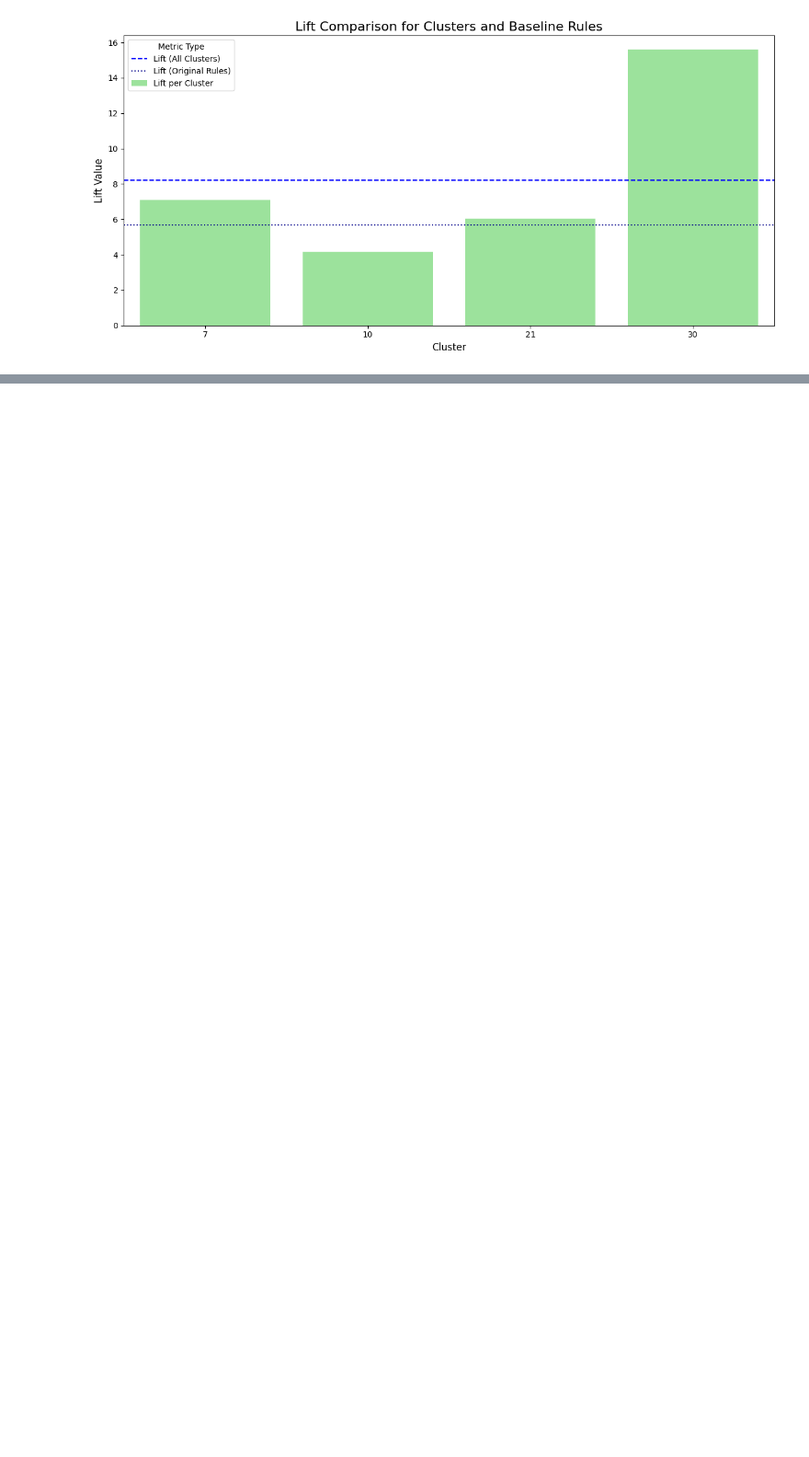
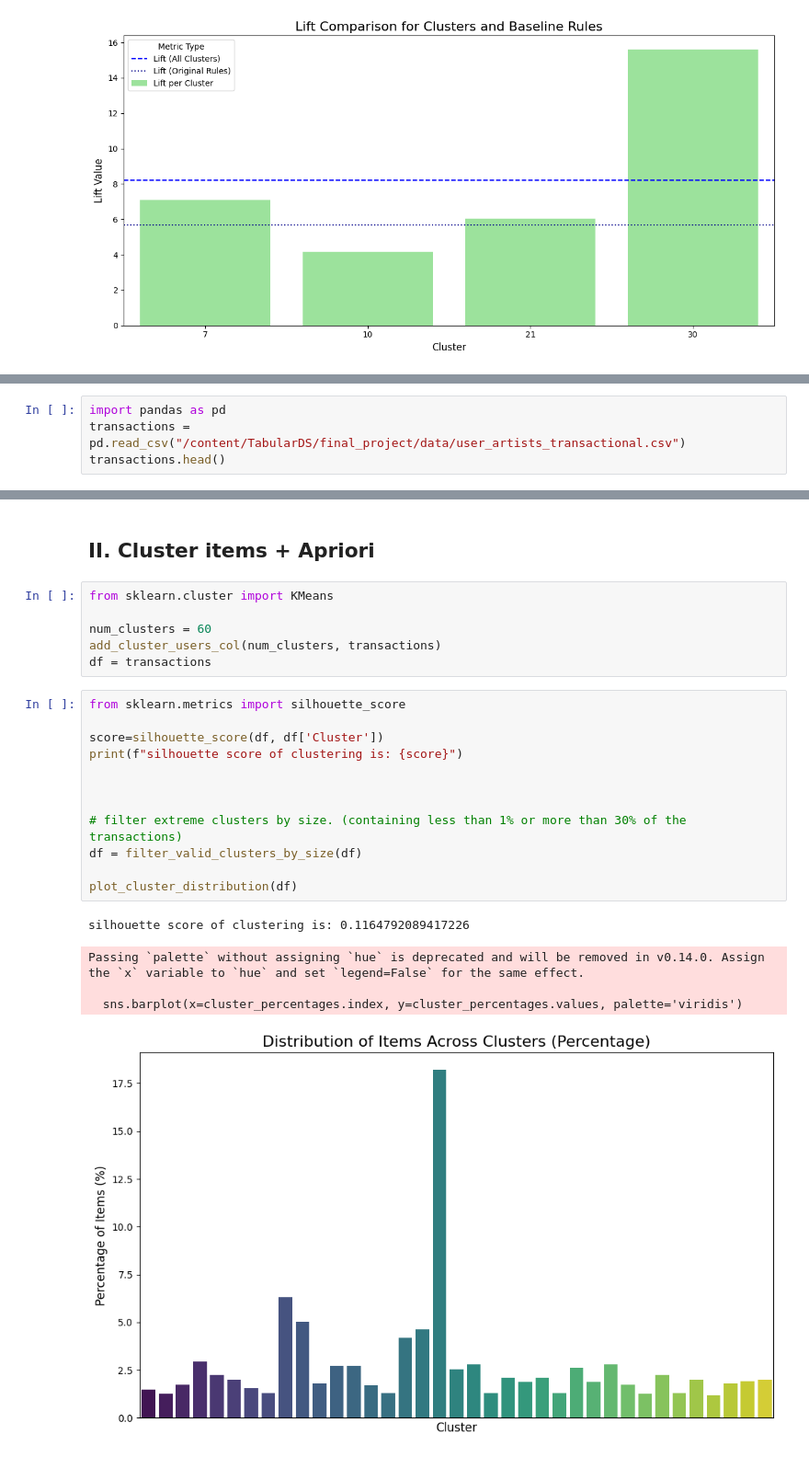
Before and after one commit to ItamarBerger/TabularDS, a Jupyter notebook: final_project/code/exmple_notebook.ipynb, the cells around one changed output, grey strips where cells are left out. Shown at 92% size. Drawn from its saved outputs; the diff is of its cells as text; blank space fills up the shorter version.

```diff
--- a/final_project/code/exmple_notebook.ipynb
+++ b/final_project/code/exmple_notebook.ipynb
@@ -421,0 +413,4 @@ plot_rules_comparison(all_rules_df)
+# %%
+import pandas as pd
+transactions = pd.read_csv("/content/TabularDS/final_project/data/user_artists_transactional.csv")
+transactions.head()
@@ -421,0 +466,26 @@ plot_rules_comparison(all_rules_df)
+# %% [markdown]
+## II. Cluster items + Apriori
+# %%
+from sklearn.cluster import KMeans
+
+num_clusters = 60
+add_cluster_users_col(num_clusters, transactions)
+df = transactions
+# %%
+from sklearn.metrics import silhouette_score
+
+score=silhouette_score(df, df['Cluster'])
+print(f"silhouette score of clustering is: {score}")
+
+
+
+# filter extreme clusters by size. (containing less than 1% or more than 30% of the transactions)
+df = filter_valid_clusters_by_size(df)
+
+plot_cluster_distribution(df)
+# %% [output]
+silhouette score of clustering is: 0.1164792089417226
+Passing `palette` without assigning `hue` is deprecated and will be removed in v0.14.0. Assign the `x` variable to `hue` and set `legend=False` for the same effect.
+
+  sns.barplot(x=cluster_percentages.index, y=cluster_percentages.values, palette='viridis')
+[figure, added]
```
Also changed, not shown: parts of 17 cells of this notebook.
